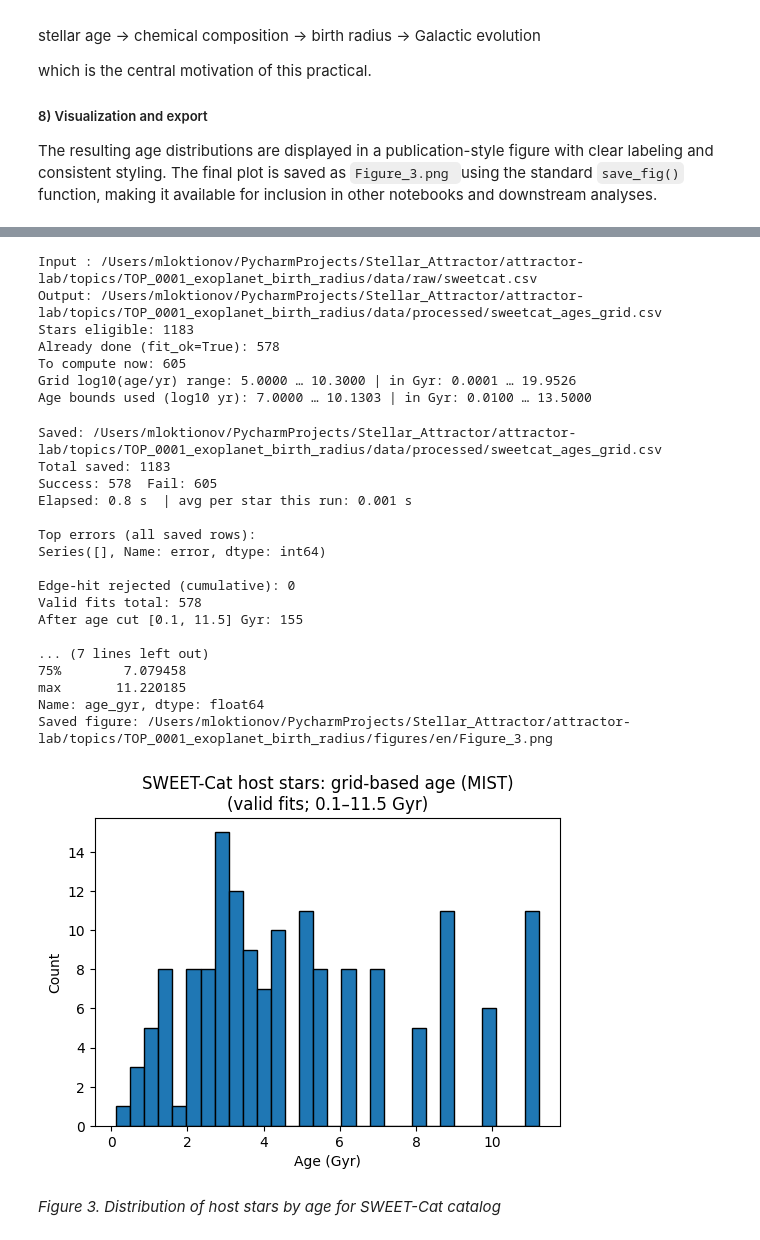
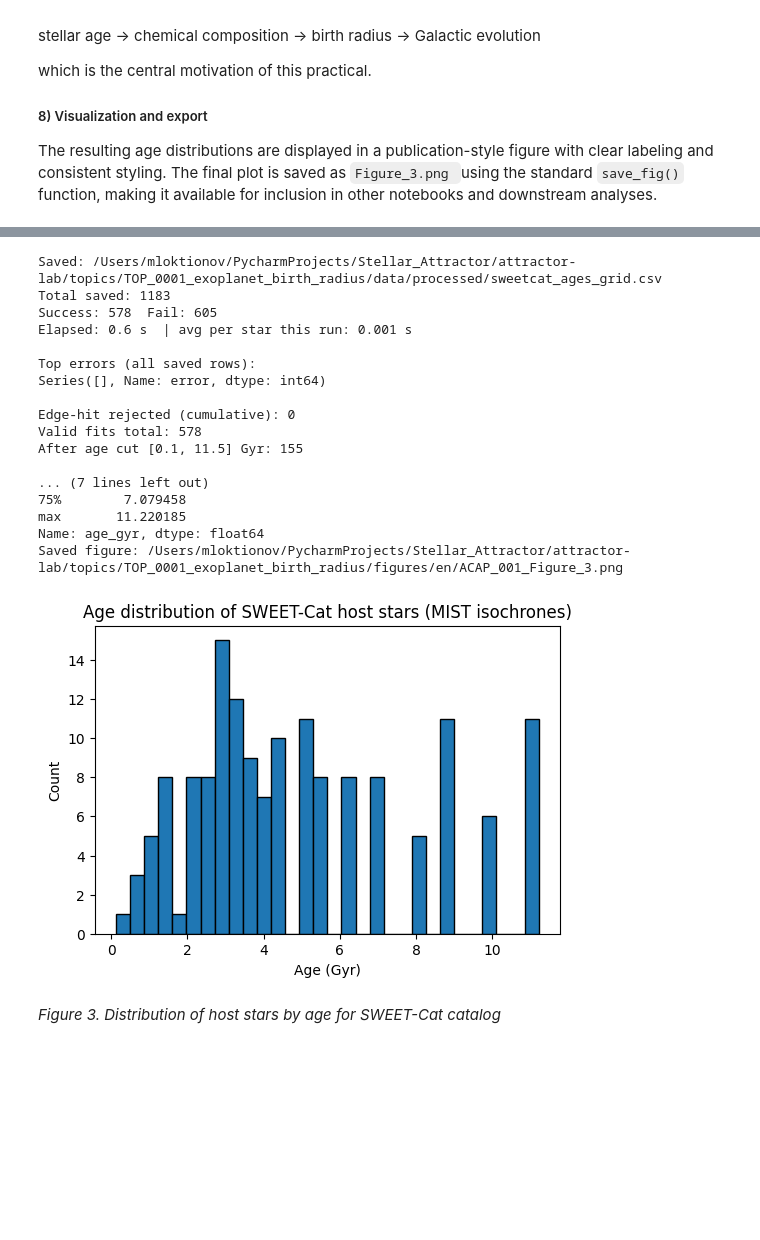
Before and after one commit to stellar-attractor/attractor-lab, a Jupyter notebook: topics/TOP_0001_exoplanet_birth_radius/notebooks/ACAP_001_EN.ipynb, the cells around one changed output, grey strips where cells are left out. Drawn from its saved outputs; the diff is of its cells as text; code cells hidden in the pictures; blank space fills up the shorter version.

```diff
--- a/topics/TOP_0001_exoplanet_birth_radius/notebooks/ACAP_001_EN.ipynb
+++ b/topics/TOP_0001_exoplanet_birth_radius/notebooks/ACAP_001_EN.ipynb
@@ -685,6 +702,8 @@ import pandas as pd
 import matplotlib.pyplot as plt
 from time import perf_counter
 from isochrones.mist import MIST_Isochrone
+
+from lulab.i18n.plot_text import L, T
 
 try:
     from tqdm.auto import tqdm
@@ -697,9 +716,8 @@ except ImportError:
 # Output: DATA_PROCESSED_DIR / "sweetcat_ages_grid.csv"
 # Figure: Figure_3.png
 #
-# NOTE:
-# - Uses bootstrap globals from Cell 0:
-#     DATA_RAW_DIR, DATA_PROCESSED_DIR, save_fig0()
+# Uses bootstrap globals from Cell 0:
+#   DATA_RAW_DIR, DATA_PROCESSED_DIR, save_fig0(), AGE_MIN_GYR, AGE_MAX_GYR
 # =========================================================
 
 # ---------- input/output paths (from bootstrap dirs) ----------
@@ -716,8 +734,7 @@ def num_series(s):
 
 # ---------- load SWEET-Cat ----------
 sweet = pd.read_csv(sweet_path)
-
-df = sweet[sweet["SWFlag"] == 1].copy()
+df = sweet.loc[sweet["SWFlag"] == 1].copy()
 
 # numeric coercion (only if columns exist)
 for c in ["Teff", "eTeff", "Logg", "eLogg", "[Fe/H]", "e[Fe/H]"]:
@@ -937,30 +954,27 @@ if "error" in combined.columns:
 
 
 # ---------- Figure 3: age distribution (analysis-stage trimming) ----------
-AGE_MIN_GYR = 0.1
-AGE_MAX_GYR = 11.5   # cut right tail (prevents Universe-age edge pileups)
+AGE_MAX_GYR_ANALYSIS = 11.5  # cut right tail (prevents Universe-age edge pileups)
 
-ok = combined[combined["fit_ok"] == True].copy()
+ok = combined.loc[combined["fit_ok"] == True].copy()
 
-ages_clean = ok[
+ages_clean = ok.loc[
     (ok["age_gyr"] >= AGE_MIN_GYR) &
-    (ok["age_gyr"] <= AGE_MAX_GYR)
-]["age_gyr"].dropna()
+    (ok["age_gyr"] <= AGE_MAX_GYR_ANALYSIS),
+    "age_gyr"
+].dropna()
 
 print(f"Valid fits total: {len(ok)}")
-print(f"After age cut [{AGE_MIN_GYR}, {AGE_MAX_GYR}] Gyr: {len(ages_clean)}")
+print(f"After age cut [{AGE_MIN_GYR}, {AGE_MAX_GYR_ANALYSIS}] Gyr: {len(ages_clean)}")
 
 print("\nAge summary (after cut):")
 print(ages_clean.describe())
 
 fig, ax = plt.subplots(figsize=(6, 4))
 ax.hist(ages_clean, bins=30, edgecolor="k")
-ax.set_xlabel("Age (Gyr)")
-ax.set_ylabel("Count")
-ax.set_title(
-    "SWEET-Cat host stars: grid-based age (MIST)\n"
-    f"(valid fits; {AGE_MIN_GYR}–{AGE_MAX_GYR} Gyr)"
-)
+ax.set_xlabel(L("age_gyr"))
+ax.set_ylabel(L("count"))
+ax.set_title(T("figure_3"))
 
 save_fig0("Figure_3", fig=fig)
 plt.show()
@@ -970,28 +989,21 @@ PyMultiNest not imported.  MultiNest fits will not work.
-Input : /Users/mloktionov/PycharmProjects/Stellar_Attractor/attractor-lab/topics/TOP_0001_exoplanet_birth_radius/data/raw/sweetcat.csv
-Output: /Users/mloktionov/PycharmProjects/Stellar_Attractor/attractor-lab/topics/TOP_0001_exoplanet_birth_radius/data/processed/sweetcat_ages_grid.csv
-Stars eligible: 1183
-Already done (fit_ok=True): 578
-To compute now: 605
-Grid log10(age/yr) range: 5.0000 … 10.3000 | in Gyr: 0.0001 … 19.9526
-Age bounds used (log10 yr): 7.0000 … 10.1303 | in Gyr: 0.0100 … 13.5000
+Saved: /Users/mloktionov/PycharmProjects/Stellar_Attractor/attractor-lab/topics/TOP_0001_exoplanet_birth_radius/data/processed/sweetcat_ages_grid.csv
+Total saved: 1183
+Success: 578  Fail: 605
+Elapsed: 0.6 s  | avg per star this run: 0.001 s
+
+Top errors (all saved rows):
+Series([], Name: error, dtype: int64)
+
+Edge-hit rejected (cumulative): 0
+Valid fits total: 578
+After age cut [0.1, 11.5] Gyr: 155
+
+... (7 lines left out)
+75%        7.079458
+max       11.220185
+Name: age_gyr, dtype: float64
+Saved figure: /Users/mloktionov/PycharmProjects/Stellar_Attractor/attractor-lab/topics/TOP_0001_exoplanet_birth_radius/figures/en/ACAP_001_Figure_3.png
-Saved: /Users/mloktionov/PycharmProjects/Stellar_Attractor/attractor-lab/topics/TOP_0001_exoplanet_birth_radius/data/processed/sweetcat_ages_grid.csv
-Total saved: 1183
-Success: 578  Fail: 605
-Elapsed: 0.8 s  | avg per star this run: 0.001 s
-
-Top errors (all saved rows):
-Series([], Name: error, dtype: int64)
-
-Edge-hit rejected (cumulative): 0
-Valid fits total: 578
-After age cut [0.1, 11.5] Gyr: 155
-
-... (7 lines left out)
-75%        7.079458
-max       11.220185
-Name: age_gyr, dtype: float64
-Saved figure: /Users/mloktionov/PycharmProjects/Stellar_Attractor/attractor-lab/topics/TOP_0001_exoplanet_birth_radius/figures/en/Figure_3.png
-[figure, old version]
+[figure, new version]
 # %% [markdown]
 *Figure 3. Distribution of host stars by age for SWEET-Cat catalog*
 # %% [markdown]
```
Also changed, not shown: parts of 11 cells of this notebook, 13 other files.
